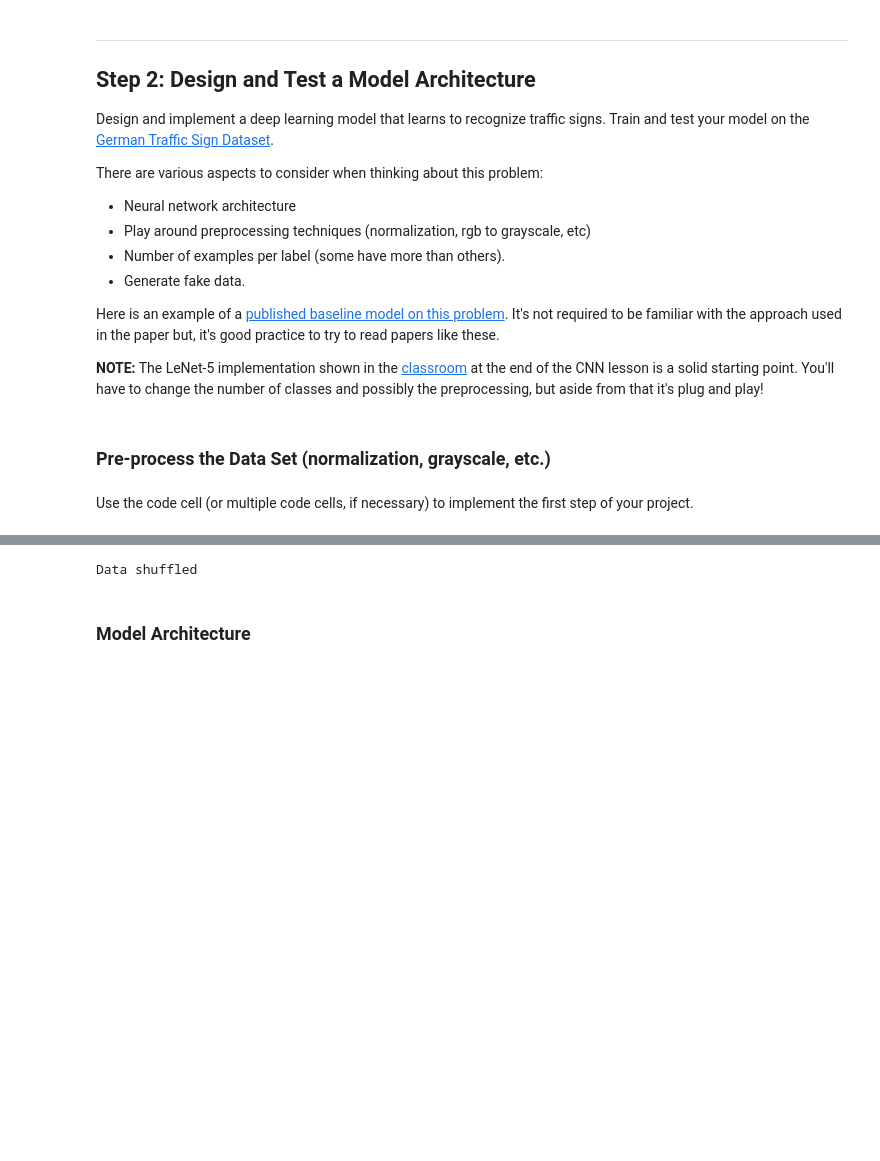
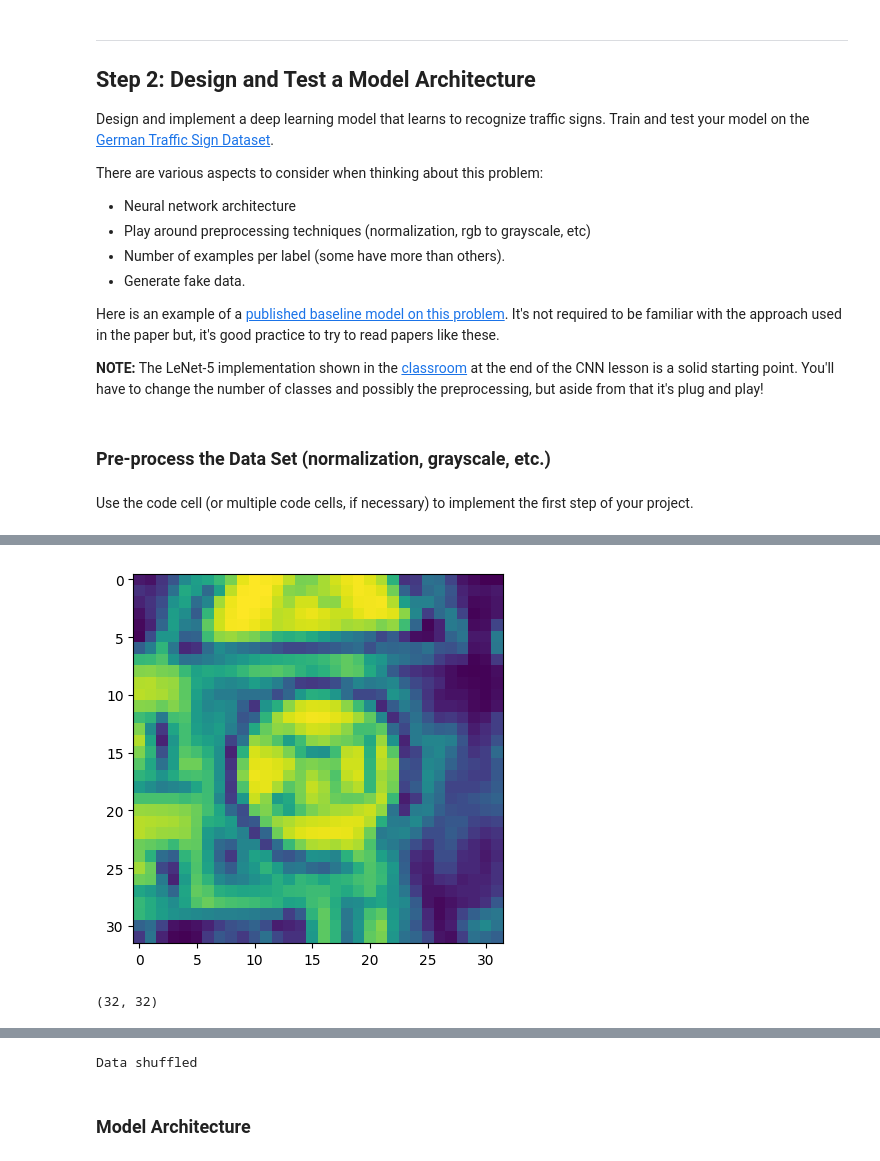
Before and after one commit to gagolucasm/Traffic-Sign-Classifier, a Jupyter notebook: Traffic_Sign_Classifier.ipynb, the cells around one changed output, grey strips where cells are left out. Drawn from its saved outputs; the diff is of its cells as text; code cells hidden in the pictures; blank space fills up the shorter version.

```diff
--- a/Traffic_Sign_Classifier.ipynb
+++ b/Traffic_Sign_Classifier.ipynb
@@ -279,6 +281,7 @@ print('Data preprocessed')
 %%time
 # Angulos aleatorios
 print('Preprocessing data...')
+print(len(train_features))
 # Generate additional data for underrepresented classes
 print('Generating additional data...')
 
@@ -286,23 +289,19 @@ print('Generating additional data...')
 
 for i in range(len(inputs_per_class)):
     input_ratio = int(max_inputs / inputs_per_class[i]) - 1
-    print(input_ratio)
+    #print(input_ratio)
 
-    if input_ratio <1:
-        continue
+    #if input_ratio <1:
+    #   continue
 
     new_features = []
     new_labels = []
     mask = np.where(train_labels == i)
-    a=1
-    for j in range(input_ratio):
+    for j in range(2):
         for feature in train_features[mask]:
             new_features.append(scipy.ndimage.rotate(feature, np.random.randint(-30,30), reshape=False))
             new_labels.append(i)
-            if a==1:
-                plt.imshow(feature)
-                plt.show()
-                a=2
+
 
     train_features = np.append(train_features, new_features, axis=0)
     train_labels = np.append(train_labels, new_labels, axis=0)
@@ -310,4 +309,5 @@ for i in range(len(inputs_per_class)):
 
 
 print('Data preprocessed')
+print(len(train_features))
 # %% [output]
@@ -321,3 +331,20 @@ print('Data preprocessed')
+# %%
+import cv2
+new=[]
+for feature in train_features:
+    feature=cv2.cvtColor(feature, cv2.COLOR_BGR2GRAY)
+    feature=cv2.equalizeHist(feature)
+    new.append(feature)
+#train_features=new
+plt.imshow(new[0])
+plt.show()
+# %% [output]
+[figure, added]
+# %%
+X_train=new
+y_train=train_labels
+# %% [output]
+(32, 32)
 # %%
 #Normalizar y cosas asi
 
```
Also changed, not shown: parts of 11 cells of this notebook, 4 other files.
